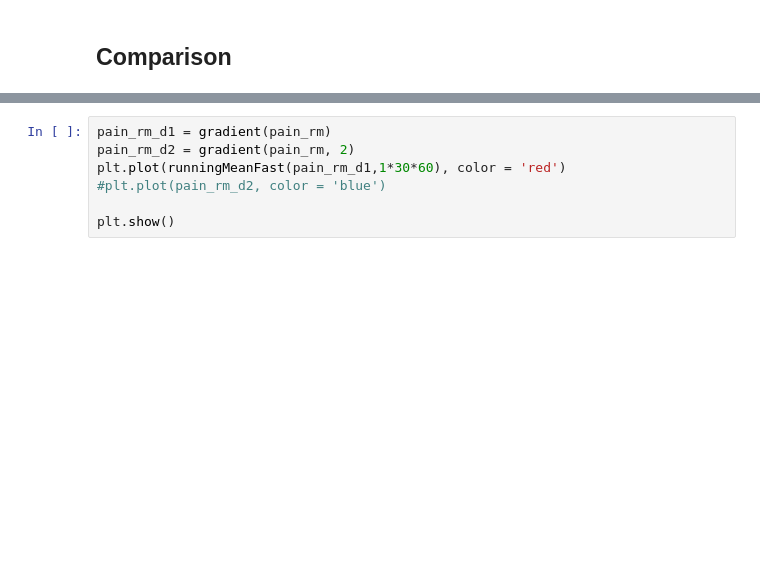
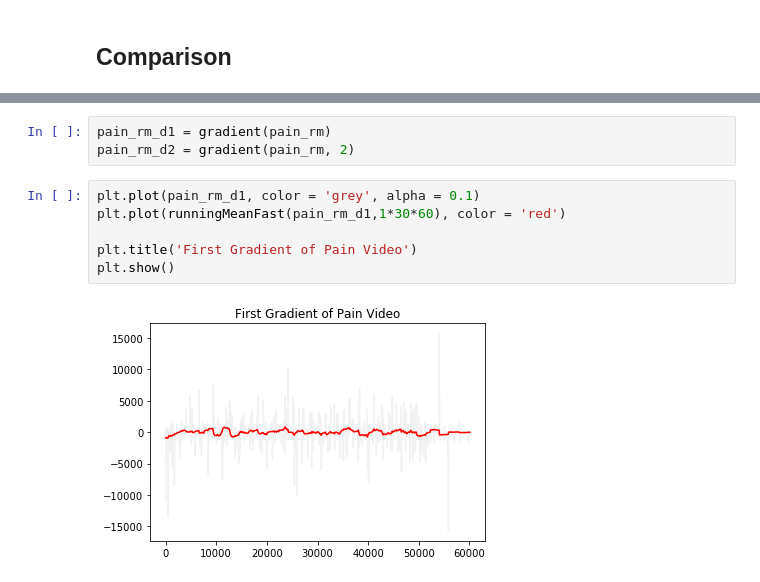
Before and after one commit to markjm/MGS-Pipeline, a Jupyter notebook: openCV3.ipynb, the cells around one changed output, grey strips where cells are left out. Cells and saved outputs as stored; diff of their text form; blank space fills up the shorter version.

```diff
--- a/openCV3.ipynb
+++ b/openCV3.ipynb
@@ -203,7 +240,11 @@ p-value of t-test between pain and baseline data: 5.60484469179e-38
+# %%
+pain_rm_d1 = gradient(pain_rm)
+pain_rm_d2 = gradient(pain_rm, 2)
 # %%
-pain_rm_d1 = gradient(pain_rm)
-pain_rm_d2 = gradient(pain_rm, 2)
+plt.plot(pain_rm_d1, color = 'grey', alpha = 0.1)
 plt.plot(runningMeanFast(pain_rm_d1,1*30*60), color = 'red')
-#plt.plot(pain_rm_d2, color = 'blue')
 
+plt.title('First Gradient of Pain Video')
 plt.show()
+# %% [output]
+[figure, added]
```
Also changed, not shown: parts of 10 cells of this notebook.
